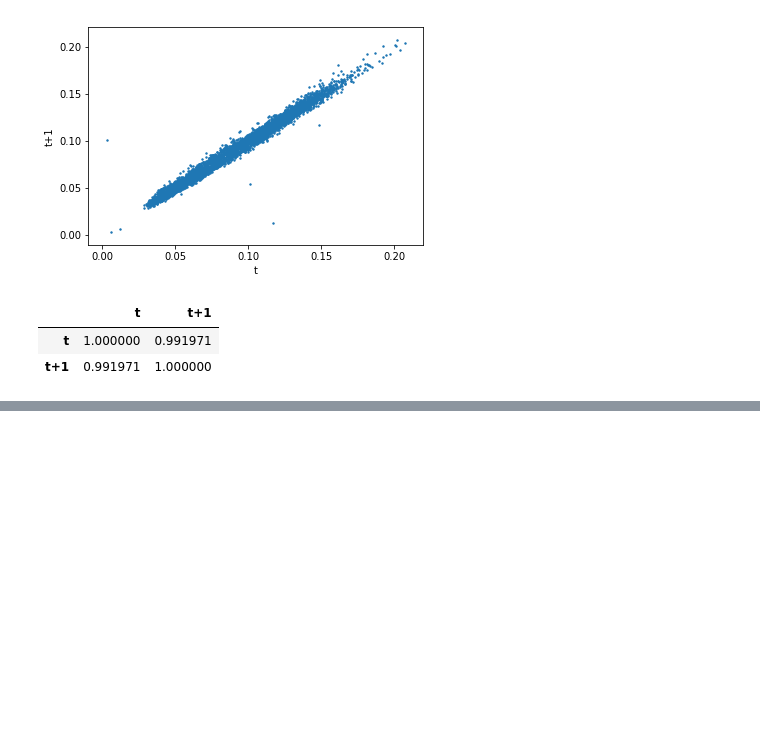
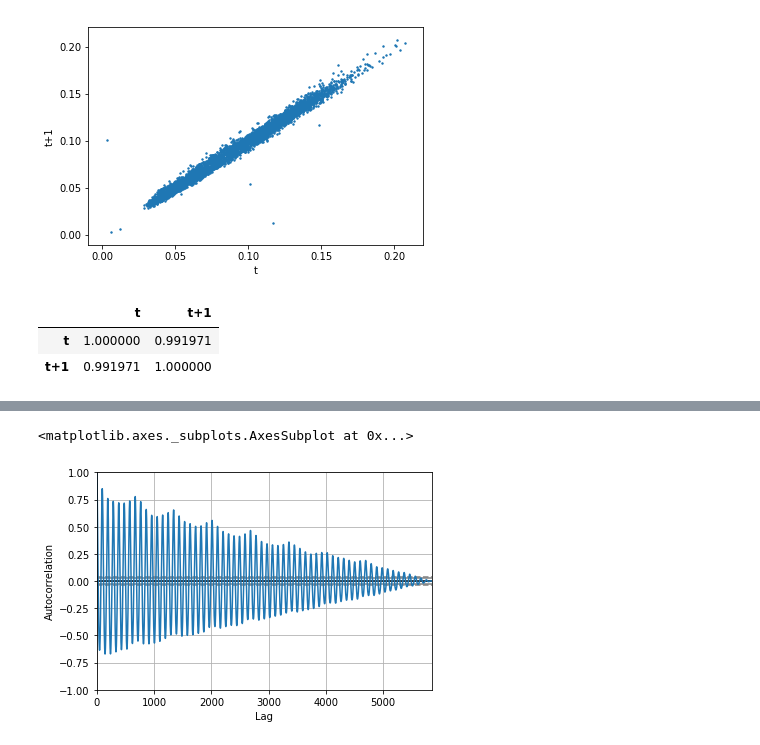
Before and after one commit to tropicalmentat/aiforsea, a Jupyter notebook: notebooks/preprocess_and_explore_timeseries.ipynb, the cells around one changed output, grey strips where cells are left out. Drawn from its saved outputs; the diff is of its cells as text; code cells hidden in the pictures; blank space fills up the shorter version.

Commit message:
Played around with autocorrelation time plots and higher order spatial matrices

```diff
--- a/notebooks/preprocess_and_explore_timeseries.ipynb
+++ b/notebooks/preprocess_and_explore_timeseries.ipynb
@@ -112,0 +98,5 @@ lag_plot(agg)
+# %%
+pd.plotting.autocorrelation_plot(demand_corr)
+# %% [output]
+<matplotlib.axes._subplots.AxesSubplot at 0x...>
+[figure, added]
```
Also changed, not shown: parts of 4 cells of this notebook, 1 other file.
